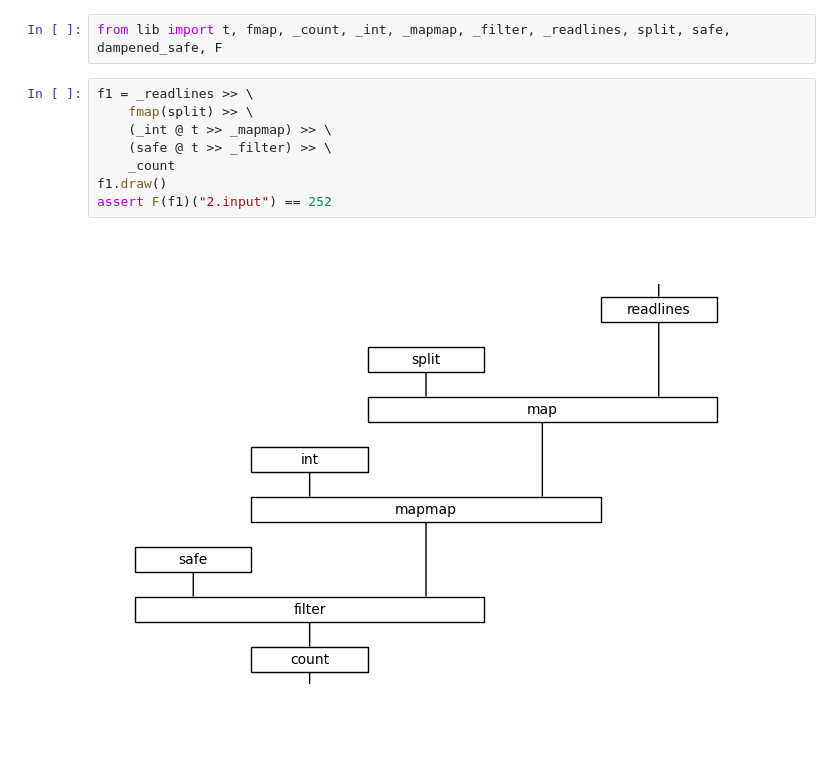
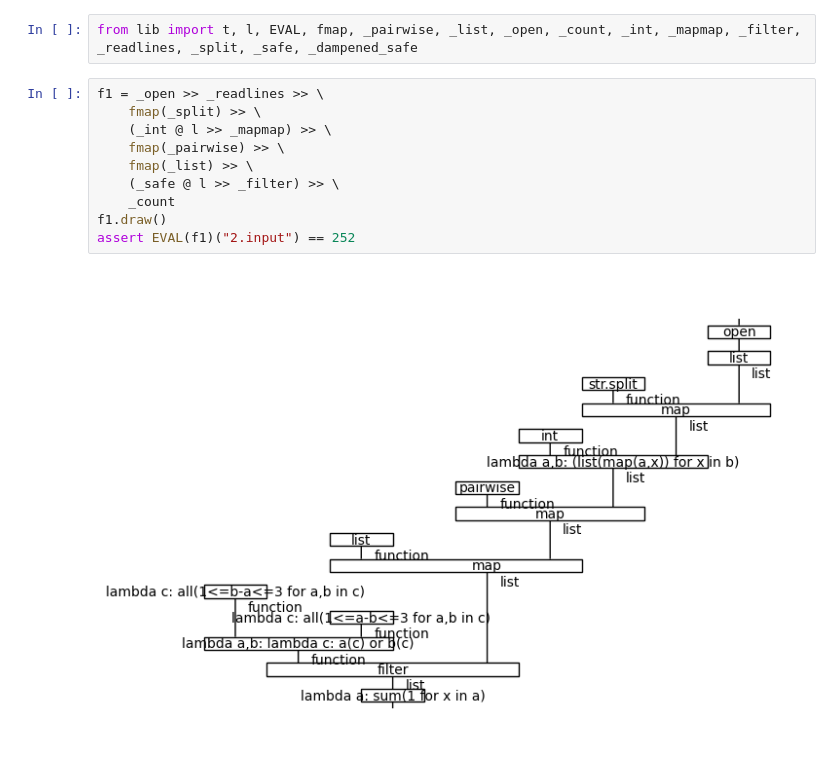
Before and after one commit to colltoaction/advent-of-code-2024, a Jupyter notebook: 2.ipynb, the cells around one changed output. Drawn from its saved outputs; the diff is of its cells as text.

Commit message:
embed using eval functor

```diff
--- a/2.ipynb
+++ b/2.ipynb
@@ -1,13 +1,15 @@
 # %%
-from lib import t, fmap, _count, _int, _mapmap, _filter, _readlines, split, safe, dampened_safe, F
+from lib import t, l, EVAL, fmap, _pairwise, _list, _open, _count, _int, _mapmap, _filter, _readlines, _split, _safe, _dampened_safe
 # %%
-f1 = _readlines >> \
-    fmap(split) >> \
-    (_int @ t >> _mapmap) >> \
-    (safe @ t >> _filter) >> \
+f1 = _open >> _readlines >> \
+    fmap(_split) >> \
+    (_int @ l >> _mapmap) >> \
+    fmap(_pairwise) >> \
+    fmap(_list) >> \
+    (_safe @ l >> _filter) >> \
     _count
 f1.draw()
-assert F(f1)("2.input") == 252
+assert EVAL(f1)("2.input") == 252
 # %% [output]
-[figure, old version]
+[figure, new version]
 # %%
```
Also changed, not shown: parts of 1 cell of this notebook, 2 other files.
